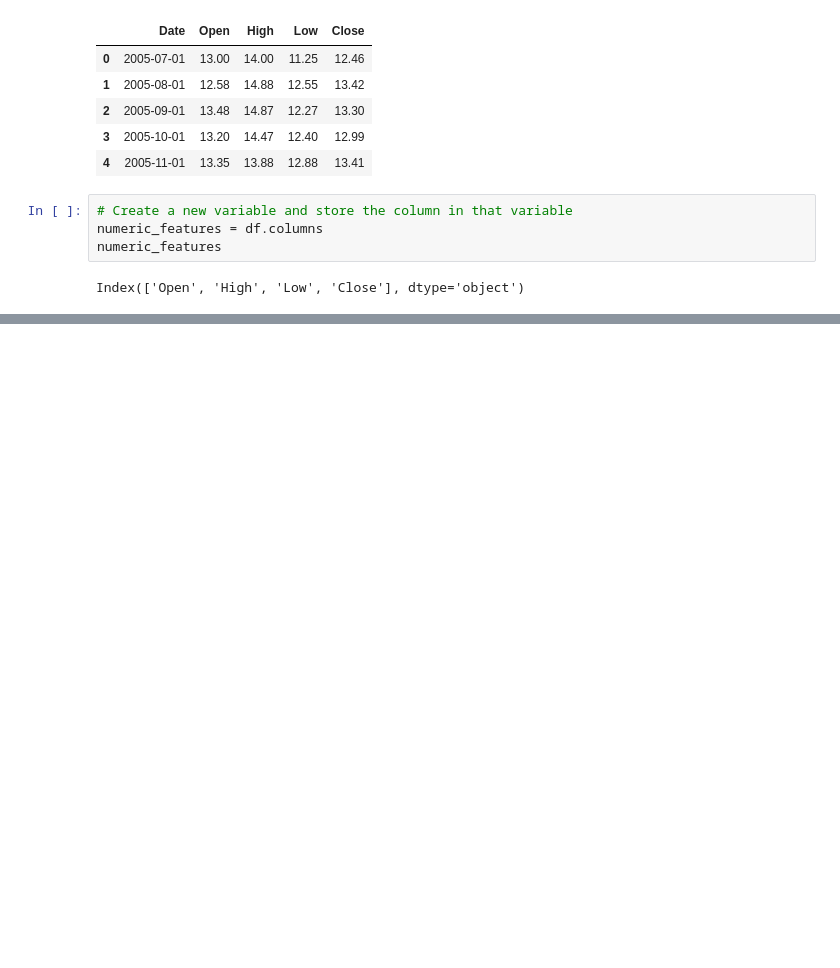
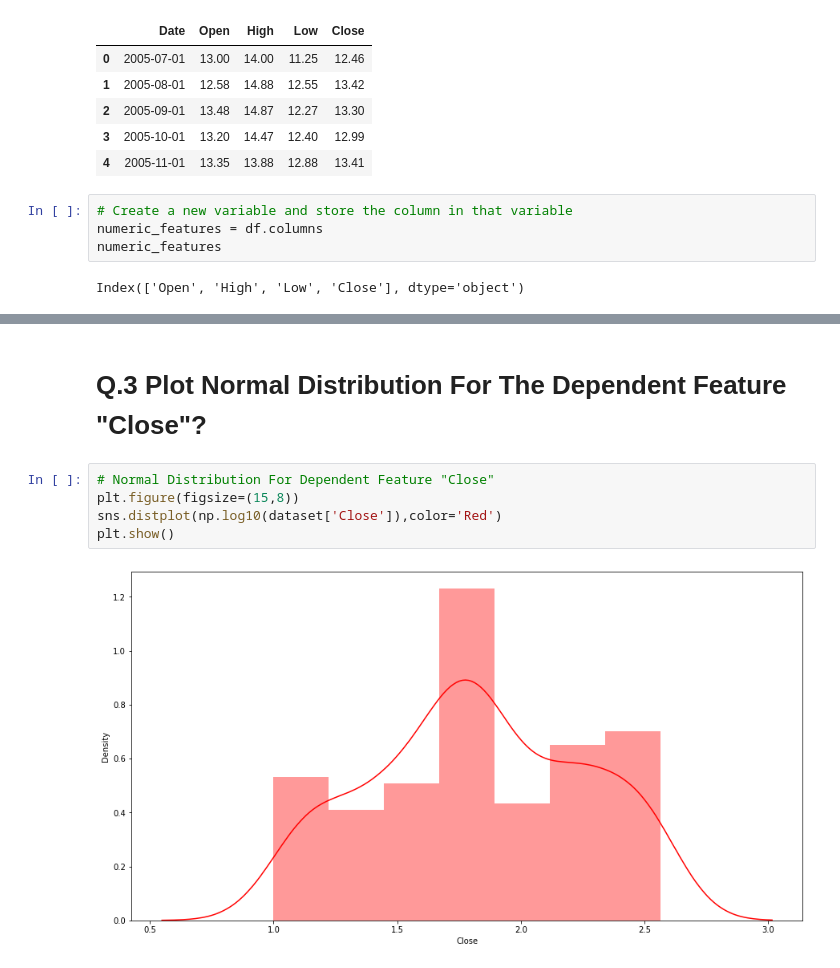
Before and after one commit to Adityasingh3008/YES-BANK-STOCK-CLOSING-PRICE-PREDICTION, a Jupyter notebook: Individual_Notebook_YES_BANK_STOCK_PRICE_PREDICTION_(Capstone_Project_2).ipynb, the cells around one changed output, grey strips where cells are left out. Saved outputs shown, nothing was run; the diff lists cells and outputs as text; blank space fills up the shorter version.

```diff
--- a/Individual_Notebook_YES_BANK_STOCK_PRICE_PREDICTION_(Capstone_Project_2).ipynb
+++ b/Individual_Notebook_YES_BANK_STOCK_PRICE_PREDICTION_(Capstone_Project_2).ipynb
@@ -222,0 +278,9 @@ Index(['Open', 'High', 'Low', 'Close'], dtype='object')
+# %% [markdown]
+# **Q.3 Plot Normal Distribution For The Dependent Feature "Close"?**
+# %%
+# Normal Distribution For Dependent Feature "Close"
+plt.figure(figsize=(15,8))
+sns.distplot(np.log10(dataset['Close']),color='Red')
+plt.show()
+# %% [output]
+[figure, added]
```
Also changed, not shown: parts of 23 cells of this notebook.
